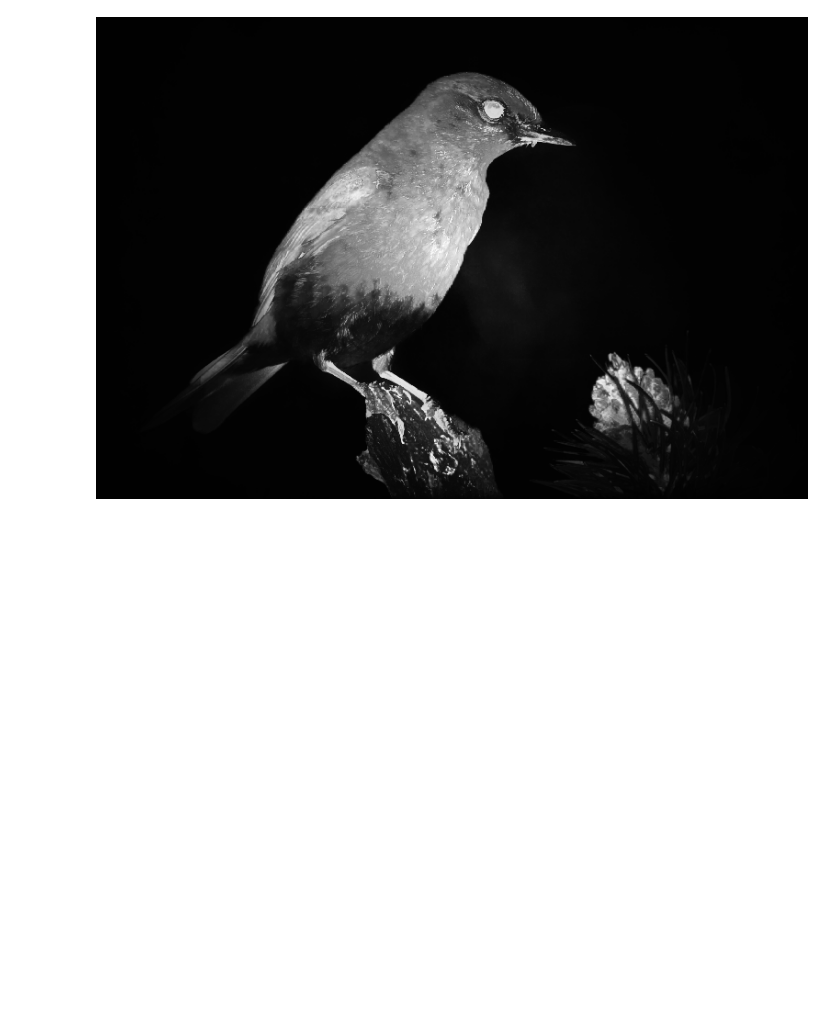
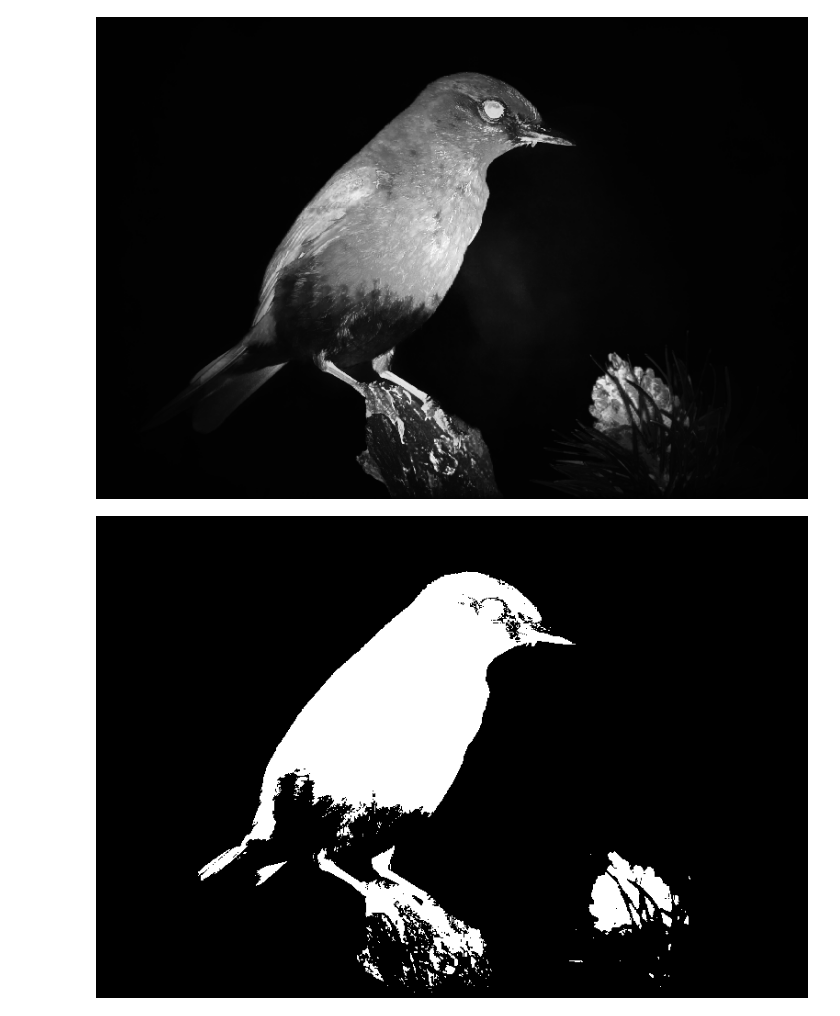
Before and after one commit to gijzelaerr/logoplacer, a Jupyter notebook: notebooks/logoplacer.ipynb, the cells around one changed output. Drawn from its saved outputs; the diff is of its cells as text; code cells hidden in the pictures; blank space fills up the shorter version.

Commit message:
basic heatmap working

```diff
--- a/notebooks/logoplacer.ipynb
+++ b/notebooks/logoplacer.ipynb
@@ -50,3 +59,7 @@ showarray(ft)
 showarray(mbd)
 # %% [output]
 [figure]
+# %%
+showarray((binary_sal) * 255)
+# %% [output]
+[figure, added]
```
Also changed, not shown: parts of 8 cells of this notebook.
